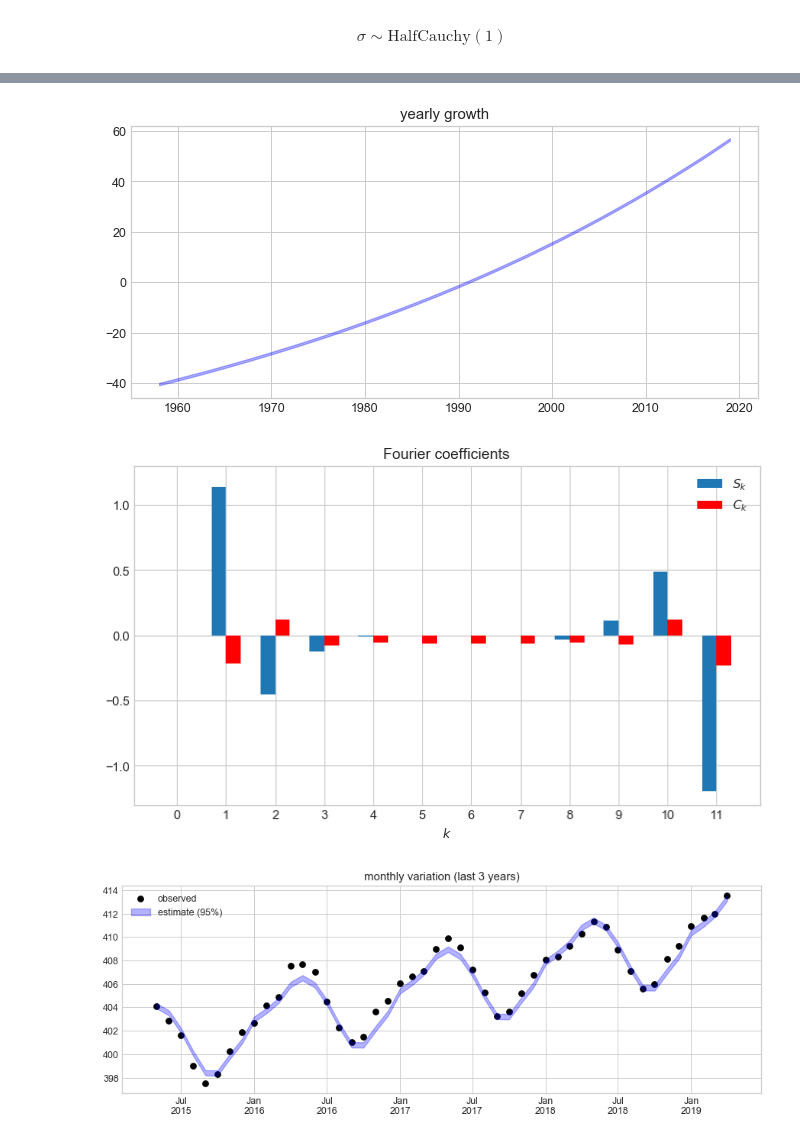
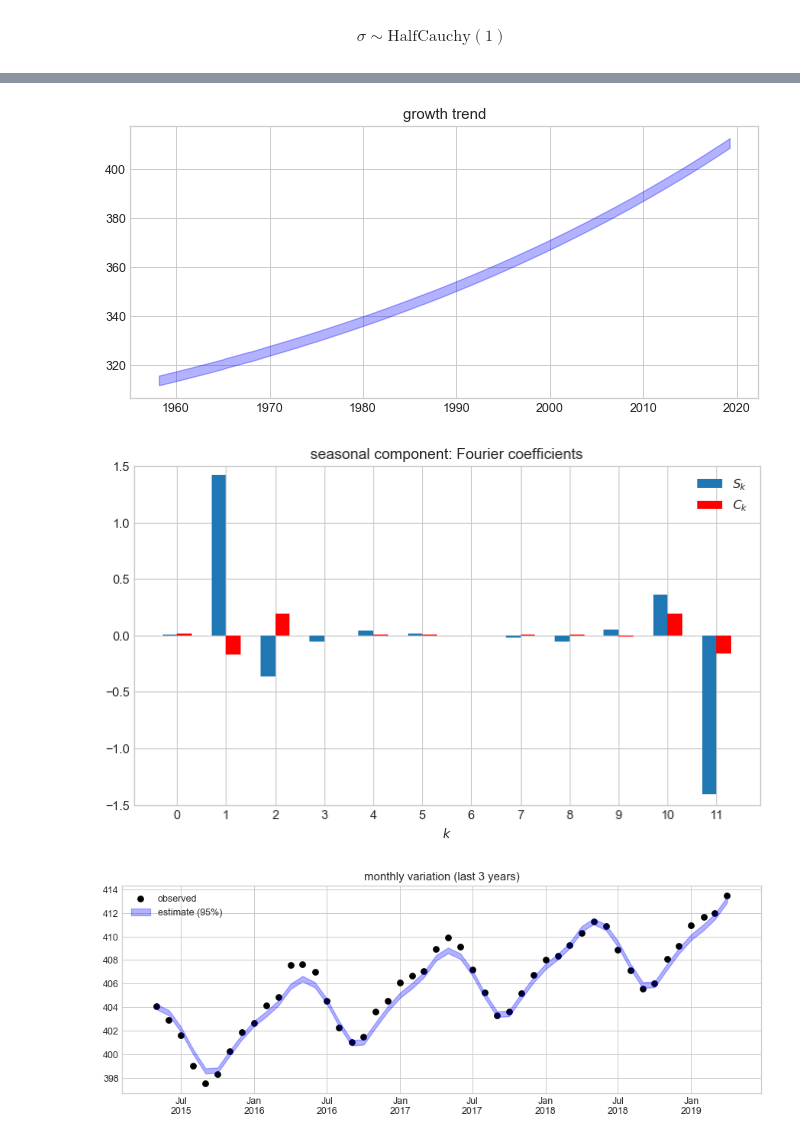
Before and after one commit to petrushev/bayesian-modeling, a Jupyter notebook: 03 keeling/periodic.ipynb, the cells around one changed output, grey strips where cells are left out. Drawn from its saved outputs; the diff is of its cells as text; code cells hidden in the pictures.

```diff
--- a/03 keeling/periodic.ipynb
+++ b/03 keeling/periodic.ipynb
@@ -46,11 +45,10 @@ data = data[['year', 'month', 'CO2']]
 data = data.assign(date = data.apply(
     lambda row: pd.Timestamp(year=int(row.year), month=int(row.month), day=1),
     axis=1))
+
+data = data.assign(month_i = data.date.dt.year * 12 + data.date.dt.month)
+data = data.assign(month_i = data.month_i - data.month_i.min())
 data = data.sort_values('date').reset_index(drop=True)
 
-# standardized years
-t = np.arange(data.year.min(), data.year.max() + 1)
-t = (t - t.mean()) / t.std()
-
 data.head(5)
 # %% [output]
@@ -203,30 +192,30 @@ None
 # %%
+tmp = pd.DataFrame(m1.trace['g']).apply(summarize()).T
+
 fig, ax = plt.subplots(1, 1, figsize=(9, 4), dpi=90)
-
-tmp = pd.DataFrame(m1.trace['yearly']).apply(summarize()).T
-ax.fill_between(tmp.index.values + data.year.min(),
-                 data.CO2.std() * tmp.lower,
-                 data.CO2.std() * tmp.upper,
-                 alpha=.3, color='b')
-ax.set(title='yearly growth')
+ax.fill_between(data.date,
+                data.CO2.mean() * tmp.lower,
+                data.CO2.mean() * tmp.upper,
+                alpha=.3, color='b')
+ax.set(title='growth trend')
 None
 # %% [output]
-[figure, old version]
+[figure, new version]
 # %%
 plt.figure(figsize=(9, 5), dpi=90)
 
 tmps = pd.DataFrame(m1.trace['sk']).apply(summarize()).T
 tmpc = pd.DataFrame(m1.trace['ck']).apply(summarize()).T
 
 plt.bar(tmps.index - .15, tmps.mean_, width=.3, label='$S_k$')
 plt.bar(tmpc.index + .15, tmpc.mean_, width=.3, color='r', label='$C_k$')
-plt.gca().set(xticks=range(12), xlabel='$k$', ylim=(-1.3, 1.3),
-              title='Fourier coefficients')
+plt.gca().set(xticks=range(12), xlabel='$k$', ylim=(-1.5, 1.5),
+              title='seasonal component: Fourier coefficients')
 plt.legend()
 
 None
 # %% [output]
-[figure, old version]
+[figure, new version]
 # %%
 tmp = pd.DataFrame(m1.trace['co2'][:, -48:]).apply(summarize()).T
 plt.figure(figsize=(12, 4), dpi=90)
```
Also changed, not shown: parts of 19 cells of this notebook, 1 other file.
